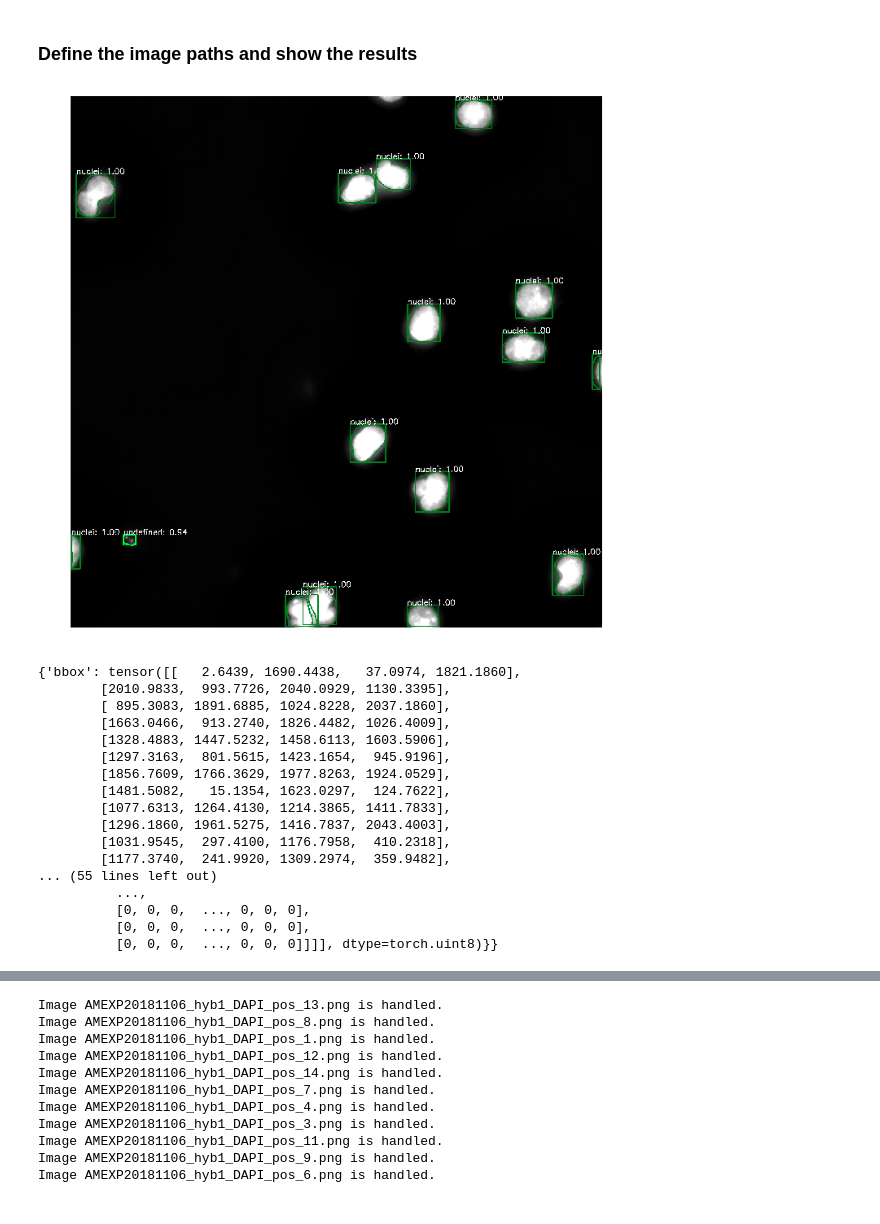
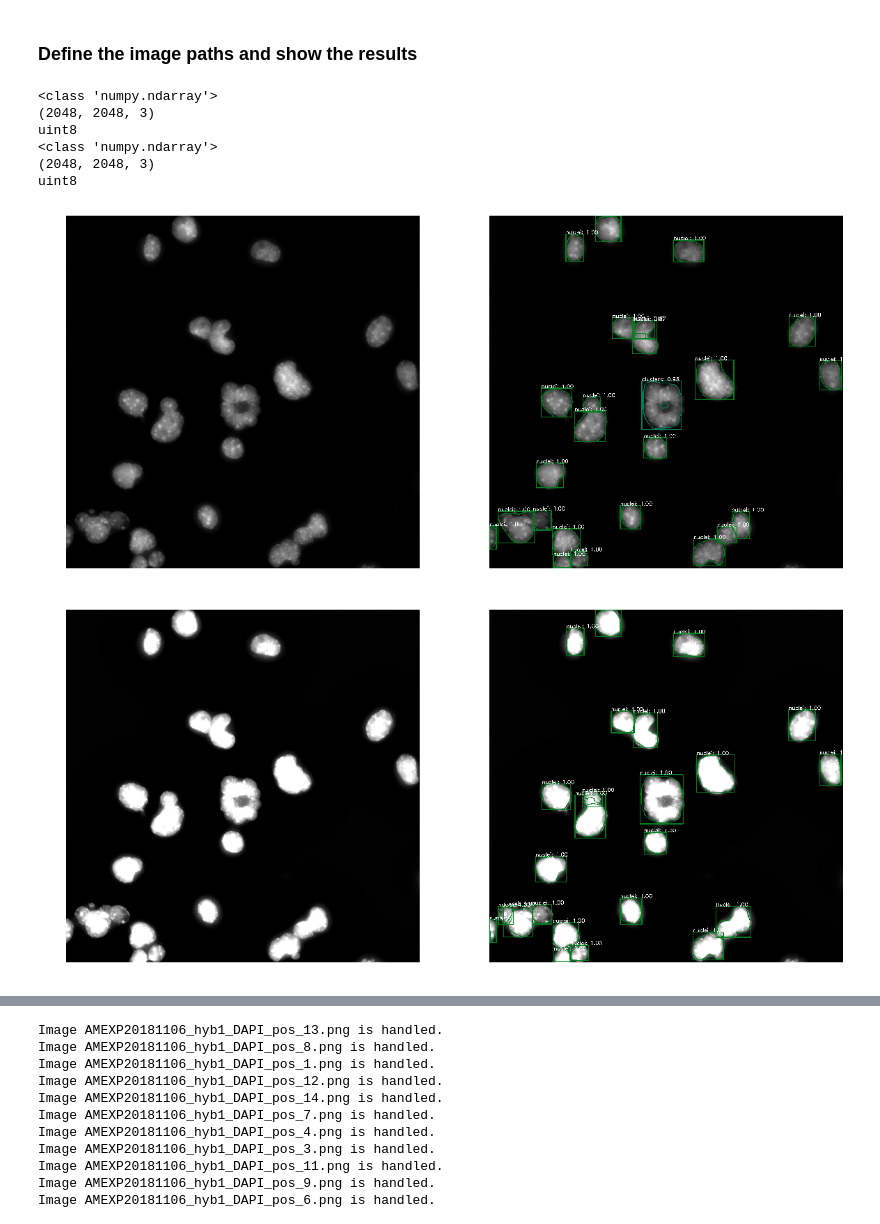
Before and after one commit to maxsenh/nuclei_cell_detect, a Jupyter notebook: demo/Mask_R-CNN_demo.ipynb, the cells around one changed output, grey strips where cells are left out. Drawn from its saved outputs; the diff is of its cells as text; code cells hidden in the pictures.

```diff
--- a/demo/Mask_R-CNN_demo.ipynb
+++ b/demo/Mask_R-CNN_demo.ipynb
@@ -57,6 +59,28 @@ def load(path):
     # convert to BGR format
     image = np.array(pil_image)[:, :, [2, 1, 0]]
     return image
+
+def load_matplot(path):
+    img = imread(path)
+    return img
+
+def load_cv2(path):
+    img = cv2.imread(path,cv2.IMREAD_ANYDEPTH)
+    img = cv2.cvtColor(img, cv2.COLOR_GRAY2BGR)
+    img = cv2.normalize(img, img, 0, 255, cv2.NORM_MINMAX)
+    img = np.uint8(img)
+    #img = cv2.convertScaleAbs(img)
+    return img
+'''
+    >>> img = np.empty((100,100,1),dtype = np.uint16)
+>>> image = cv2.cvtColor(img,cv2.COLOR_GRAY2BGR)
+
+>>> cvuint8 = cv2.convertScaleAbs(image)
+
+>>> cvuint8.dtype
+dtype('uint8')
+
+'''
 
 # show image alongside the result and save if necessary
 def imshow(img, result, save_path=None):
@@ -96,36 +120,41 @@ nuclei_detect = NUCLEIdemo(
 # %%
 #img_path = '../../ms2/ssss/'
 #img_path = '/data/proj/smFISH/Students/Max_Senftleben/files/data/20190309_aug_pop/ss/'
 img_path = '/data/proj/smFISH/Simone/test_intron/AMEXP20181106/AMEXP20181106_hyb1/test_run_20181123_AMEXP20181106_hyb1_filtered_png/test_run_20181123_AMEXP20181106_hyb1_DAPI_filtered_png/'
 
 # random image is taken from the image path
 random_img = random.choice(os.listdir(img_path))
+random_img = 'AMEXP20181106_hyb1_DAPI_pos_0.png'
 image = load(img_path + random_img)
+image_matplot = load_matplot(img_path + random_img)
+image_cv2 = load_cv2(img_path + random_img)
 
+print(type(image_cv2))
+print(image_cv2.shape)
+print(image_cv2.dtype)
+
+print(type(image))
+print(image.shape)
+print(image.dtype)
 # results are computed
-result, predictions = nuclei_detect.run_on_opencv_image(np.add(image, 0))
 
-imshow_single(result)
-img = Image.fromarray(result, 'RGB')
-img.save('test.png')
+
+result, prediction = nuclei_detect.run_on_opencv_image(image_cv2)
+imshow(image_cv2, result)
+
+result, predictions = nuclei_detect.run_on_opencv_image(image)
+imshow(image, result)
+#print(pil_image)
+# convert to BGR format
+#image = np.array(pil_image)[:, :, [2, 1, 0]]
 
 print(vars(predictions))
 # %% [output]
+<class 'numpy.ndarray'>
+(2048, 2048, 3)
+uint8
+<class 'numpy.ndarray'>
+(2048, 2048, 3)
+uint8
-[figure, old version]
+[figure, new version]
-{'bbox': tensor([[   2.6439, 1690.4438,   37.0974, 1821.1860],
-        [2010.9833,  993.7726, 2040.0929, 1130.3395],
-        [ 895.3083, 1891.6885, 1024.8228, 2037.1860],
-        [1663.0466,  913.2740, 1826.4482, 1026.4009],
-        [1328.4883, 1447.5232, 1458.6113, 1603.5906],
-        [1297.3163,  801.5615, 1423.1654,  945.9196],
-        [1856.7609, 1766.3629, 1977.8263, 1924.0529],
-        [1481.5082,   15.1354, 1623.0297,  124.7622],
-        [1077.6313, 1264.4130, 1214.3865, 1411.7833],
-        [1296.1860, 1961.5275, 1416.7837, 2043.4003],
-        [1031.9545,  297.4100, 1176.7958,  410.2318],
-        [1177.3740,  241.9920, 1309.2974,  359.9482],
-... (55 lines left out)
-          ...,
-          [0, 0, 0,  ..., 0, 0, 0],
-          [0, 0, 0,  ..., 0, 0, 0],
-          [0, 0, 0,  ..., 0, 0, 0]]]], dtype=torch.uint8)}}
+[figure, added]
```
Also changed, not shown: parts of 6 cells of this notebook, 5 other files.
